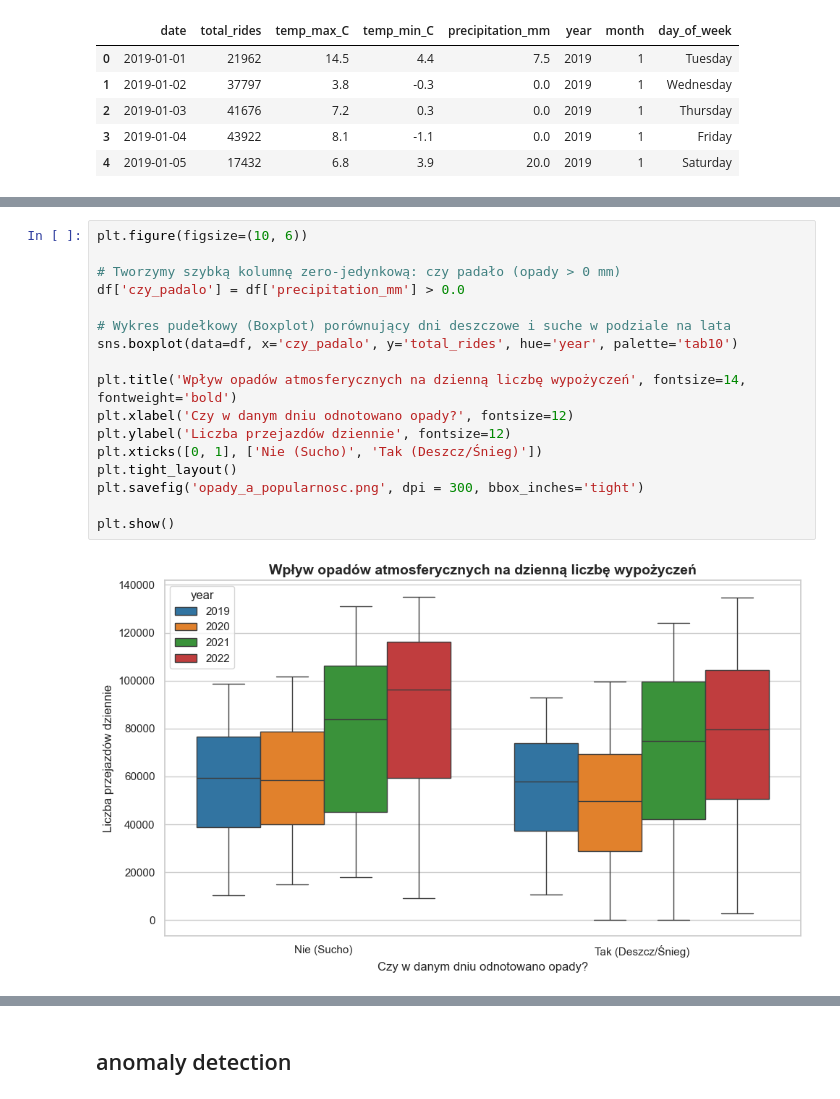
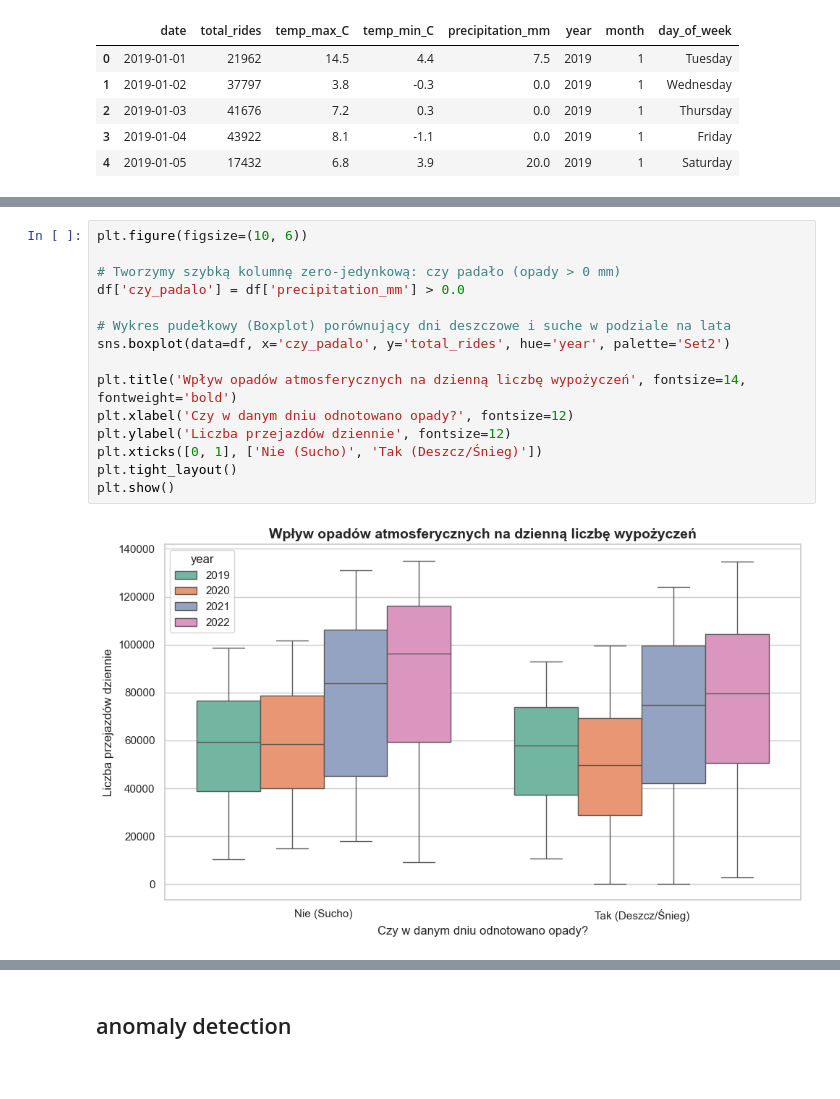
Before and after one commit to AntekIwa/citibike-data-analysis, a Jupyter notebook: analysis.ipynb, the cells around one changed output, grey strips where cells are left out. Saved outputs shown, nothing was run; the diff lists cells and outputs as text.

```diff
--- a/analysis.ipynb
+++ b/analysis.ipynb
@@ -65,22 +64,20 @@ plt.show()
 # %%
 plt.figure(figsize=(10, 6))
 
 # Tworzymy szybką kolumnę zero-jedynkową: czy padało (opady > 0 mm)
 df['czy_padalo'] = df['precipitation_mm'] > 0.0
 
 # Wykres pudełkowy (Boxplot) porównujący dni deszczowe i suche w podziale na lata
-sns.boxplot(data=df, x='czy_padalo', y='total_rides', hue='year', palette='tab10')
+sns.boxplot(data=df, x='czy_padalo', y='total_rides', hue='year', palette='Set2')
 
 plt.title('Wpływ opadów atmosferycznych na dzienną liczbę wypożyczeń', fontsize=14, fontweight='bold')
 plt.xlabel('Czy w danym dniu odnotowano opady?', fontsize=12)
 plt.ylabel('Liczba przejazdów dziennie', fontsize=12)
 plt.xticks([0, 1], ['Nie (Sucho)', 'Tak (Deszcz/Śnieg)'])
 plt.tight_layout()
-plt.savefig('opady_a_popularnosc.png', dpi = 300, bbox_inches='tight')
-
 plt.show()
 # %% [output]
-[figure, old version]
+[figure, new version]
 # %%
 plt.figure(figsize=(10, 6))
 
```
Also changed, not shown: parts of 9 cells of this notebook, 4 other files.
